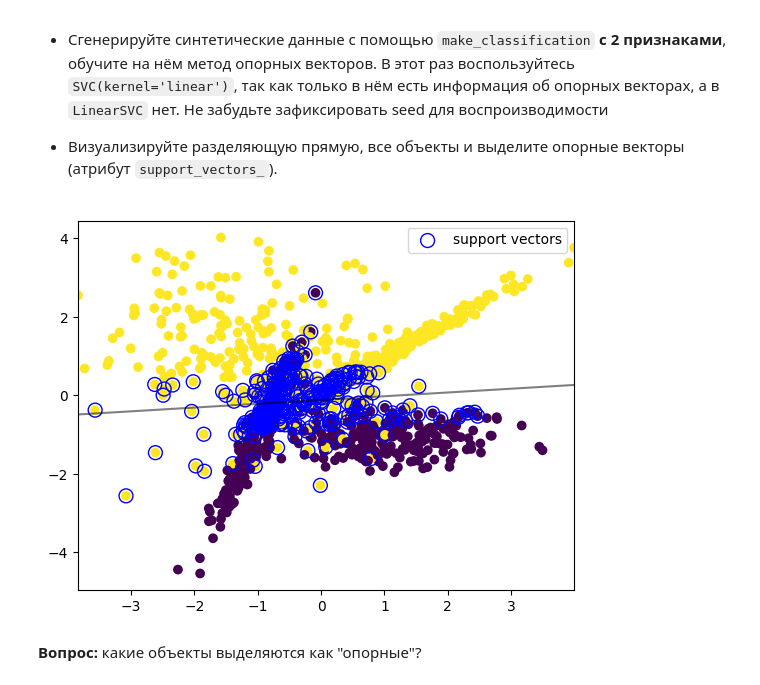
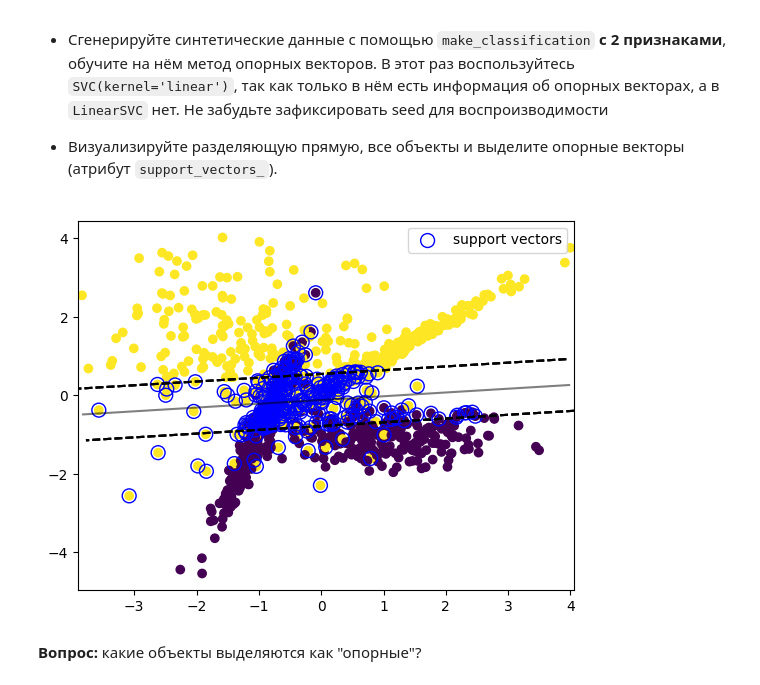
Before and after one commit to xCthulhuFtagn/ml-course-hse, a Jupyter notebook: 2023-fall/homeworks-practice/homework-practice-04-linclass.ipynb, the cells around one changed output. Drawn from its saved outputs; the diff is of its cells as text; code cells hidden in the pictures.

```diff
--- a/2023-fall/homeworks-practice/homework-practice-04-linclass.ipynb
+++ b/2023-fall/homeworks-practice/homework-practice-04-linclass.ipynb
@@ -319,34 +319,41 @@ def plot_svm_2D(X, y, model,  plot_support=True):
 
     model.fit(X, y)
     #Ответы модели для сетки для отрисовки разделяющей прямой
     Z = model.predict(xy)
     Z = Z.reshape(XX.shape)
 
 
     w = model.coef_[0]
     b = model.intercept_[0]
     y_plain = -(w[0] / w[1]) * XX - b / w[1]
 
+    w_hat = model.coef_[0] / (np.sqrt(np.sum(model.coef_[0] ** 2)))
+    margin = 1 / np.sqrt(np.sum(model.coef_[0] ** 2))
+
+    step = w_hat * margin
+
     plt.contour(XX, y_plain, Z, colors='k', levels=[-1, 0, 1], alpha=0.5, linestyles=['--', '-', '--'])
+    plt.contour(XX+step[0], y_plain+step[1], Z, colors='k', alpha=0.5, linestyles=['--'])
+    plt.contour(XX-step[0], y_plain-step[1], Z, colors='k', alpha=0.5, linestyles=['--'])
 
 
     #Отрисовали выборку
     plt.scatter(x=X[:,0], y=X[:, 1], c=y)
 
     #Отрисовали опорные векторы
     if plot_support:
         plt.scatter(x=model.support_vectors_[:,0], y = model.support_vectors_[:,1],
                    label='support vectors',
                    s=100,
                    linewidth=1,
                    edgecolor="blue",
                    facecolors='none')
 
     plt.legend()
 
 plot_svm_2D(X, y, model)
 # %% [output]
-[figure, old version]
+[figure, new version]
 # %% [markdown]
 **Вопрос:** какие объекты выделяются как "опорные"?
 # %% [markdown]
```
Also changed, not shown: parts of 16 cells of this notebook.
